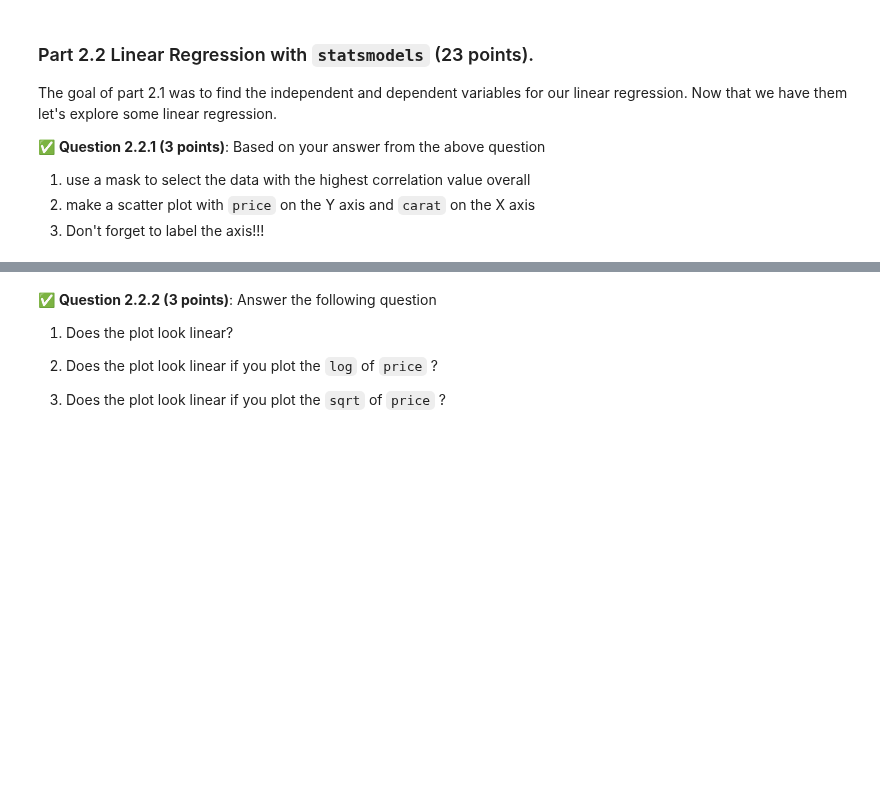
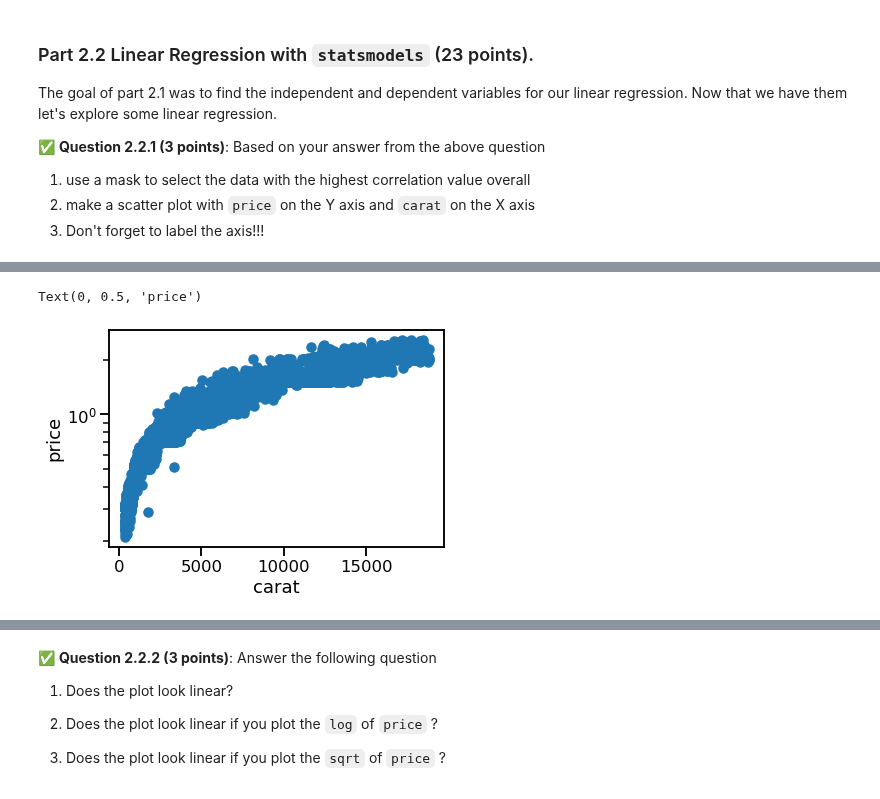
Before and after one commit to Rajmeet/cmse202-s22-turnin, a Jupyter notebook: hw-04/HW-04_Regression-RajmeetSinghChandok.ipynb, the cells around one changed output, grey strips where cells are left out. Cells and saved outputs as stored; diff of their text form; code cells hidden in the pictures; blank space fills up the shorter version.

```diff
--- a/hw-04/HW-04_Regression-RajmeetSinghChandok.ipynb
+++ b/hw-04/HW-04_Regression-RajmeetSinghChandok.ipynb
@@ -221,0 +375,8 @@ The goal of part 2.1 was to find the independent and dependent variables for our
+# %%
+plt.scatter(SI1_cut['price'], SI1_cut['carat'])
+plt.yscale('log')
+plt.xlabel('carat')
+plt.ylabel('price')
+# %% [output]
+Text(0, 0.5, 'price')
+[figure, added]
```
Also changed, not shown: parts of 40 cells of this notebook, 1 other file.
